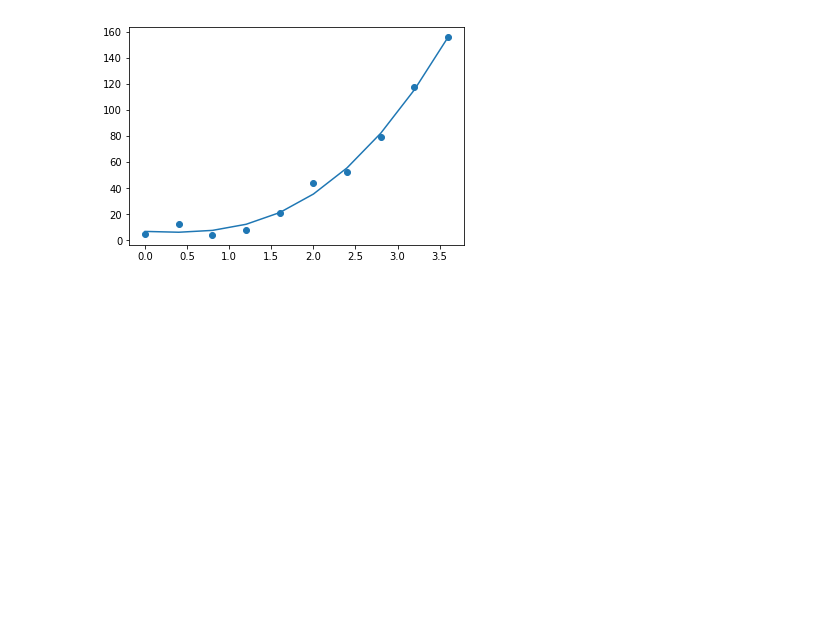
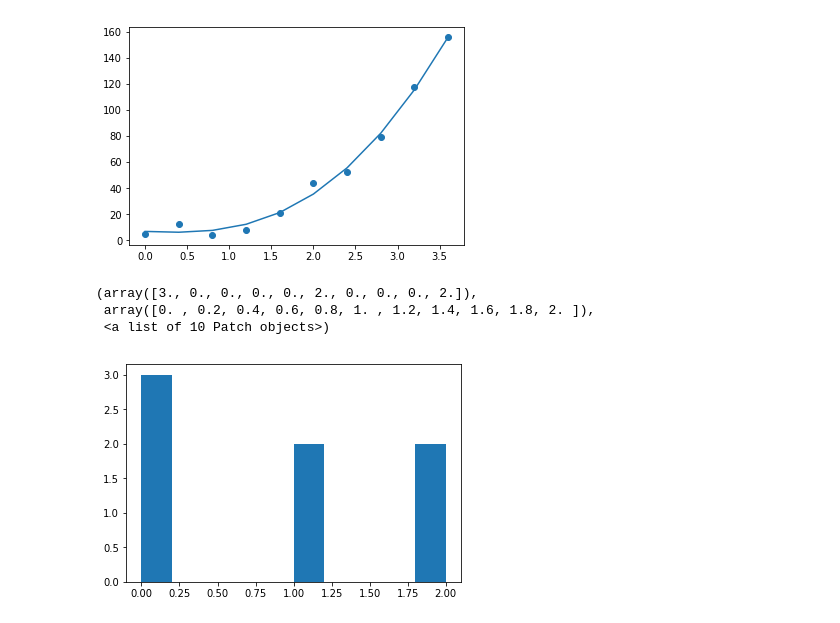
Before and after one commit to Flyfoxs/ai, a Jupyter notebook: 81_visual/plot & polyfit.ipynb, the cells around one changed output. Drawn from its saved outputs; the diff is of its cells as text; code cells hidden in the pictures; blank space fills up the shorter version.

```diff
--- a/81_visual/plot & polyfit.ipynb
+++ b/81_visual/plot & polyfit.ipynb
@@ -39,0 +38,18 @@ np.poly1d?
+# %%
+import pandas as pd
+import numpy as np
+df2 = pd.DataFrame(np.arange(0, 14).reshape(7,2),columns =['a','b'] )
+
+df2.a =  df2.a %3
+df2['who'] = 'Bob'
+df2.iloc[6,1]=np.nan
+
+df2 = df2.sort_values('a')
+df2.index=[2,2,2,2,2,2,2,]
+df2 = df2.reset_index()
+plt.hist(df2.a)
+# %% [output]
+(array([3., 0., 0., 0., 0., 2., 0., 0., 0., 2.]),
+ array([0. , 0.2, 0.4, 0.6, 0.8, 1. , 1.2, 1.4, 1.6, 1.8, 2. ]),
+ <a list of 10 Patch objects>)
+[figure, added]
```
Also changed, not shown: parts of 1 cell of this notebook, 7 other files.
